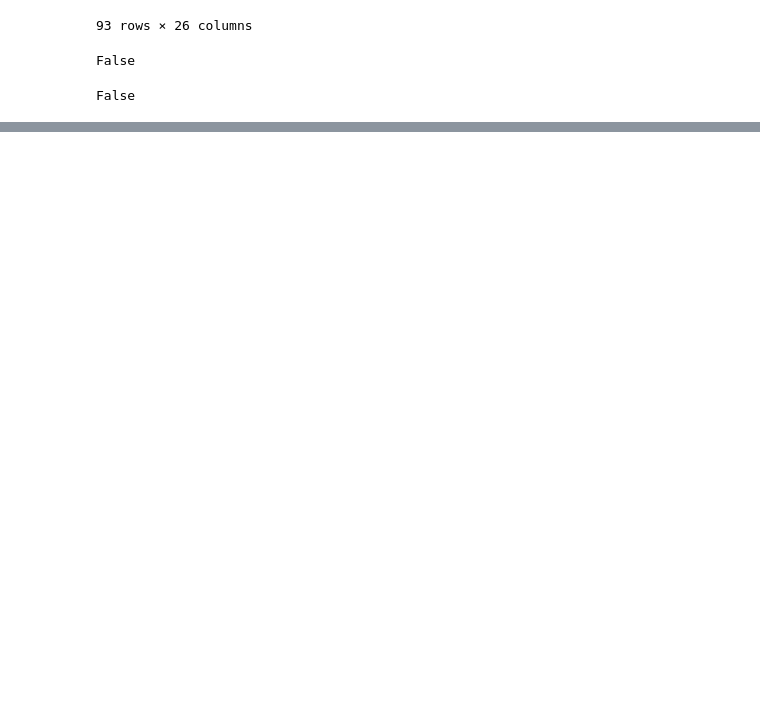
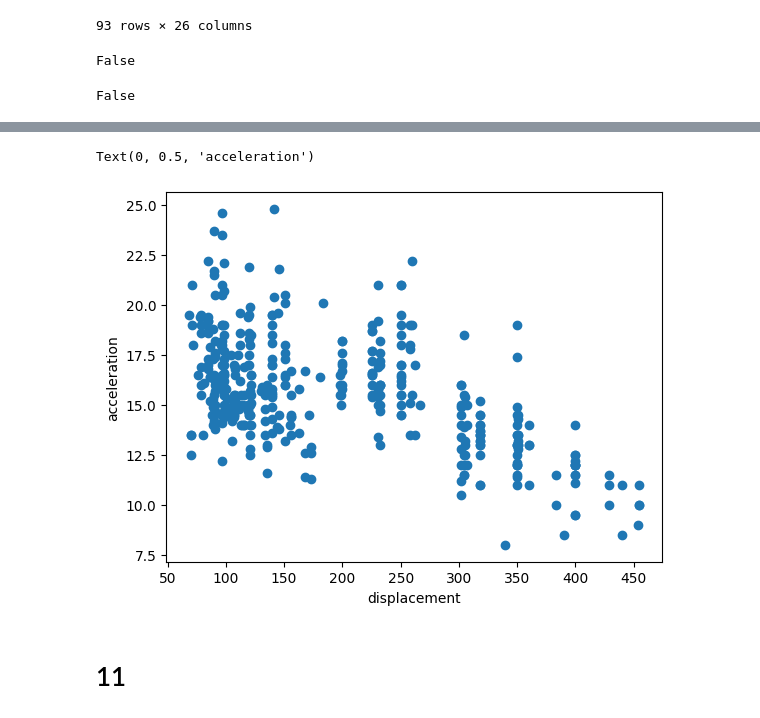
Before and after one commit to dalunwosu/DI-Bootcamp, a Jupyter notebook: Week 7/Day 1/Mandatory Exercise.ipynb, the cells around one changed output, grey strips where cells are left out. Saved outputs shown, nothing was run; the diff lists cells and outputs as text; code cells hidden in the pictures; blank space fills up the shorter version.

```diff
--- a/Week 7/Day 1/Mandatory Exercise.ipynb
+++ b/Week 7/Day 1/Mandatory Exercise.ipynb
@@ -301,0 +369,3 @@ merged.loc[:,~merged.columns.duplicated()]
+# %%
+names = ["mpg", "cylinders", "displacement", "horsepower", "weight", "acceleration", "model_year", "origin", "car_name"]
+df_mpg = pd.read_csv("auto-mpg.data", header=None, names=names, delim_whitespace=True)
@@ -301,0 +388,9 @@ merged.loc[:,~merged.columns.duplicated()]
+# %%
+plt.scatter(df_mpg['displacement'],df_mpg['acceleration'])
+plt.xlabel('displacement')
+plt.ylabel('acceleration')
+# %% [output]
+Text(0, 0.5, 'acceleration')
+[figure, added]
+# %% [markdown]
+# 11
```
Also changed, not shown: parts of 32 cells of this notebook, 2 other files.
